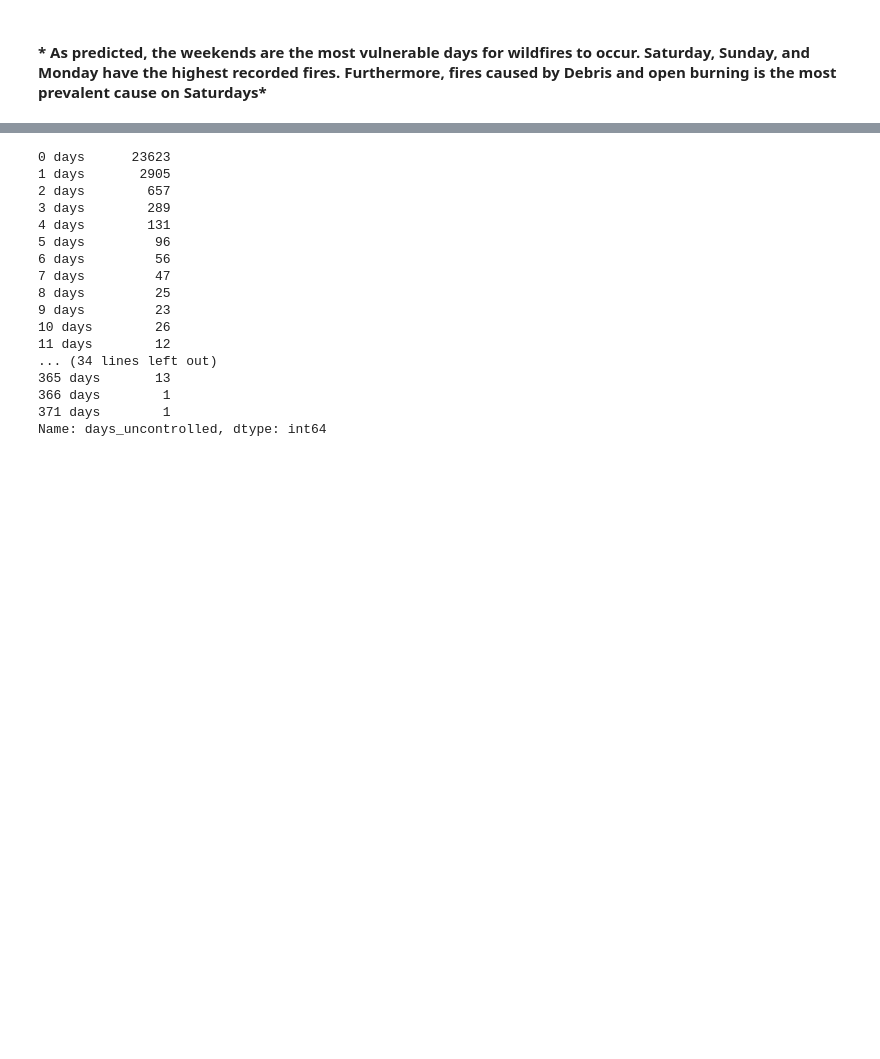
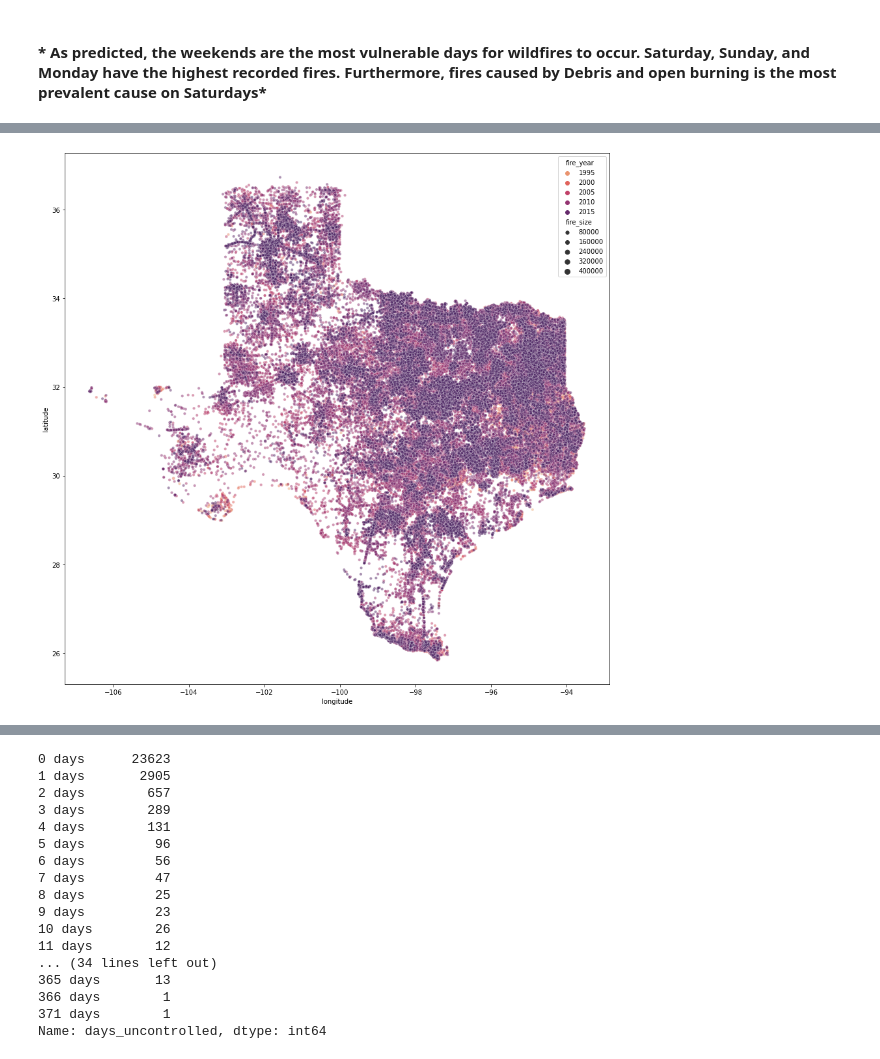
Before and after one commit to Dames-Researching-Flames/Sound-the-Alarm, a Jupyter notebook: Final_Report.ipynb, the cells around one changed output, grey strips where cells are left out. Drawn from its saved outputs; the diff is of its cells as text; code cells hidden in the pictures; blank space fills up the shorter version.

```diff
--- a/Final_Report.ipynb
+++ b/Final_Report.ipynb
@@ -463,6 +465,8 @@ g.axes.set_title('Number of Wildfire Per Day of Week Caused by Debris and Open B
 # %%
 # # Sophia
 # # plot fires in Texas
-# plt.figure(figsize=(15,15))
-# sns.scatterplot(x='longitude', y='latitude', data=df[df.state=='TX'], size='fire_size_class', hue='fire_year', palette='flare', alpha=0.5);
+plt.figure(figsize=(15,15))
+sns.scatterplot(x='longitude', y='latitude', data=df[df.state=='TX'], size='fire_size', hue='fire_year', palette='flare', alpha=0.5);
 # # light to dark, oldest to newest
+# %% [output]
+[figure, added]
```
Also changed, not shown: parts of 13 cells of this notebook, 4 other files.
